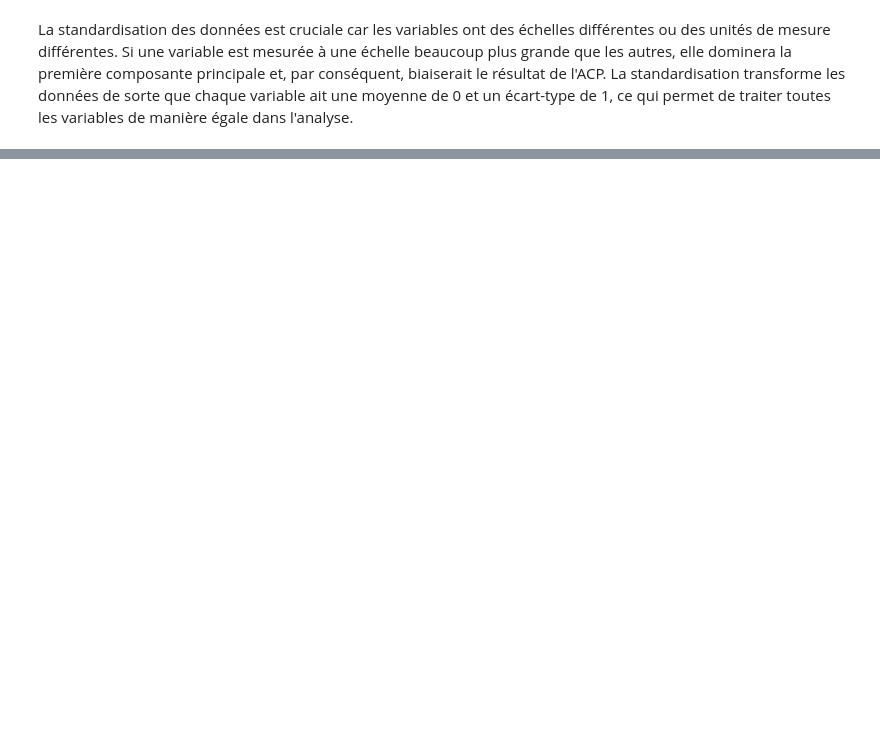
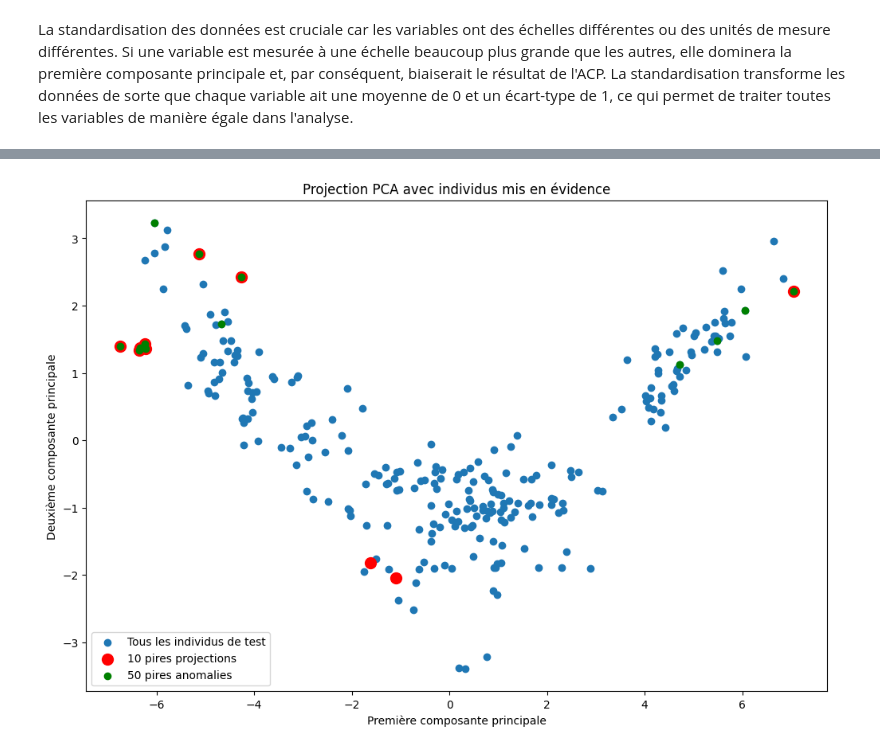
Before and after one commit to malayaan/Income_inequality, a Jupyter notebook: first.ipynb, the cells around one changed output, grey strips where cells are left out. Cells and saved outputs as stored; diff of their text form; code cells hidden in the pictures; blank space fills up the shorter version.

```diff
--- a/first.ipynb
+++ b/first.ipynb
@@ -502,0 +482,31 @@ IndexError: index 1 is out of bounds for axis 1 with size 1
+# %%
+
+# Project the test data onto the first two principal components for 2D visualization.
+X_test_projected_2d = pca.transform(X_test_scaled)[:, :2]
+
+# Convertir les indices originaux en positions pour la visualisation.
+indices_worst_projected_6_positions = [test_indices.get_loc(index) for index in indices_worst_projected_6]
+top_50_anomalies_positions = [test_indices.get_loc(index) for index in top_50_anomalies_test_indices]
+
+# Créer le graphique 2D.
+plt.figure(figsize=(12, 8))
+plt.scatter(X_test_projected_2d[:, 0], X_test_projected_2d[:, 1], label='Tous les individus de test')
+
+# Mettre en évidence les 10 individus les plus mal projetés.
+plt.scatter(X_test_projected_2d[indices_worst_projected_6_positions, 0],
+            X_test_projected_2d[indices_worst_projected_6_positions, 1],
+            color='red', s=100,  label='10 pires projections')
+
+# Mettre en évidence les 50 pires anomalies.
+plt.scatter(X_test_projected_2d[top_50_anomalies_positions, 0],
+            X_test_projected_2d[top_50_anomalies_positions, 1],
+            color='green', label='50 pires anomalies')
+
+# Ajouter des légendes et des étiquettes.
+plt.xlabel('Première composante principale')
+plt.ylabel('Deuxième composante principale')
+plt.legend()
+plt.title('Projection PCA avec individus mis en évidence')
+plt.show()
+# %% [output]
+[figure, added]
```
Also changed, not shown: parts of 8 cells of this notebook, 1 other file.
